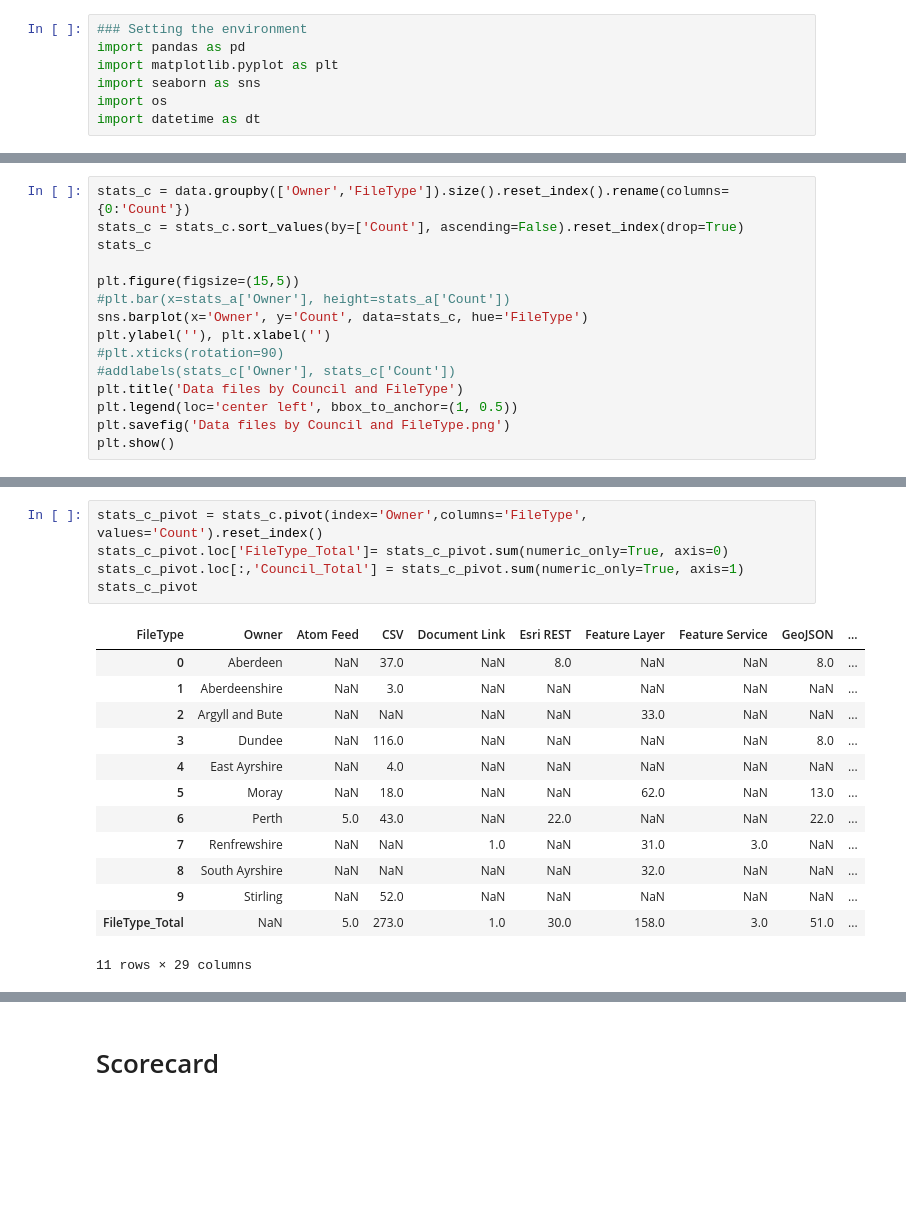
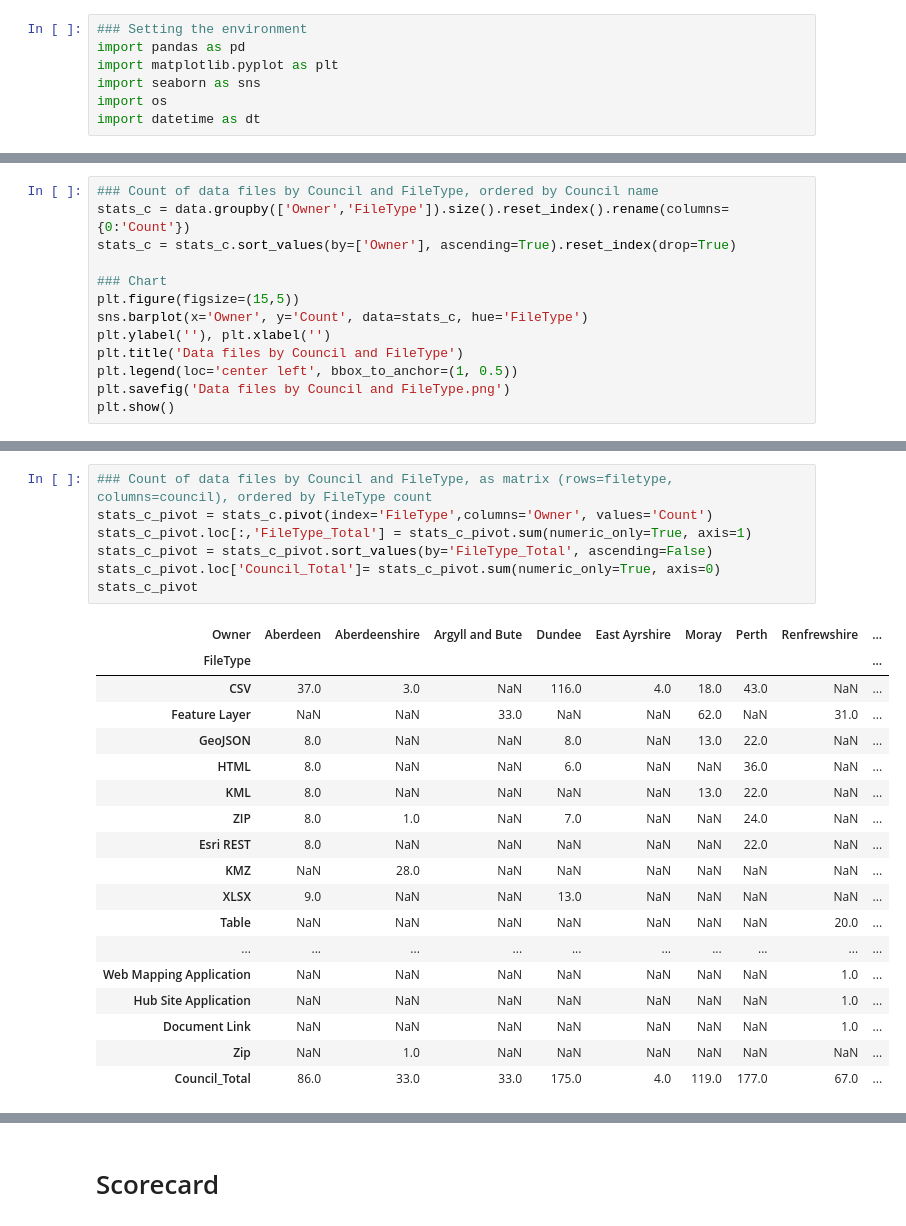
Before and after one commit to OpenDataScotland/the_od_bods, a Jupyter notebook: analytics/analytics.ipynb, the cells around one changed output, grey strips where cells are left out. Cells and saved outputs as stored; diff of their text form; blank space fills up the shorter version.

Commit message:
added comments throughout, changed a bunch of things, added analysis commentary for filetypes, added new filesize analysis

```diff
--- a/analytics/analytics.ipynb
+++ b/analytics/analytics.ipynb
@@ -160,14 +213,12 @@ plt.show()
 # %%
+### Count of data files by Council and FileType, ordered by Council name
 stats_c = data.groupby(['Owner','FileType']).size().reset_index().rename(columns={0:'Count'})
-stats_c = stats_c.sort_values(by=['Count'], ascending=False).reset_index(drop=True)
-stats_c
+stats_c = stats_c.sort_values(by=['Owner'], ascending=True).reset_index(drop=True)
 
+### Chart
 plt.figure(figsize=(15,5))
-#plt.bar(x=stats_a['Owner'], height=stats_a['Count'])
 sns.barplot(x='Owner', y='Count', data=stats_c, hue='FileType')
 plt.ylabel(''), plt.xlabel('')
-#plt.xticks(rotation=90)
-#addlabels(stats_c['Owner'], stats_c['Count'])
 plt.title('Data files by Council and FileType')
 plt.legend(loc='center left', bbox_to_anchor=(1, 0.5))
 plt.savefig('Data files by Council and FileType.png')
@@ -177,19 +228,26 @@ plt.show()
 # %%
-stats_c_pivot = stats_c.pivot(index='Owner',columns='FileType', values='Count').reset_index()
-stats_c_pivot.loc['FileType_Total']= stats_c_pivot.sum(numeric_only=True, axis=0)
-stats_c_pivot.loc[:,'Council_Total'] = stats_c_pivot.sum(numeric_only=True, axis=1)
+### Count of data files by Council and FileType, as matrix (rows=filetype, columns=council), ordered by FileType count
+stats_c_pivot = stats_c.pivot(index='FileType',columns='Owner', values='Count')
+stats_c_pivot.loc[:,'FileType_Total'] = stats_c_pivot.sum(numeric_only=True, axis=1)
+stats_c_pivot = stats_c_pivot.sort_values(by='FileType_Total', ascending=False)
+stats_c_pivot.loc['Council_Total']= stats_c_pivot.sum(numeric_only=True, axis=0)
 stats_c_pivot
 # %% [output]
-| FileType | Owner | Atom Feed | CSV | Document Link | Esri REST | Feature Layer | Feature Service | GeoJSON | ... |
-| 0 | Aberdeen | NaN | 37.0 | NaN | 8.0 | NaN | NaN | 8.0 | ... |
-| 1 | Aberdeenshire | NaN | 3.0 | NaN | NaN | NaN | NaN | NaN | ... |
-| 2 | Argyll and Bute | NaN | NaN | NaN | NaN | 33.0 | NaN | NaN | ... |
-| 3 | Dundee | NaN | 116.0 | NaN | NaN | NaN | NaN | 8.0 | ... |
-| 4 | East Ayrshire | NaN | 4.0 | NaN | NaN | NaN | NaN | NaN | ... |
-| 5 | Moray | NaN | 18.0 | NaN | NaN | 62.0 | NaN | 13.0 | ... |
-| 6 | Perth | 5.0 | 43.0 | NaN | 22.0 | NaN | NaN | 22.0 | ... |
-| 7 | Renfrewshire | NaN | NaN | 1.0 | NaN | 31.0 | 3.0 | NaN | ... |
-| 8 | South Ayrshire | NaN | NaN | NaN | NaN | 32.0 | NaN | NaN | ... |
-| 9 | Stirling | NaN | 52.0 | NaN | NaN | NaN | NaN | NaN | ... |
-| FileType_Total | NaN | 5.0 | 273.0 | 1.0 | 30.0 | 158.0 | 3.0 | 51.0 | ... |
+| Owner | Aberdeen | Aberdeenshire | Argyll and Bute | Dundee | East Ayrshire | Moray | Perth | Renfrewshire | ... |
+| FileType |  |  |  |  |  |  |  |  | ... |
+| CSV | 37.0 | 3.0 | NaN | 116.0 | 4.0 | 18.0 | 43.0 | NaN | ... |
+| Feature Layer | NaN | NaN | 33.0 | NaN | NaN | 62.0 | NaN | 31.0 | ... |
+| GeoJSON | 8.0 | NaN | NaN | 8.0 | NaN | 13.0 | 22.0 | NaN | ... |
+| HTML | 8.0 | NaN | NaN | 6.0 | NaN | NaN | 36.0 | NaN | ... |
+| KML | 8.0 | NaN | NaN | NaN | NaN | 13.0 | 22.0 | NaN | ... |
+| ZIP | 8.0 | 1.0 | NaN | 7.0 | NaN | NaN | 24.0 | NaN | ... |
+| Esri REST | 8.0 | NaN | NaN | NaN | NaN | NaN | 22.0 | NaN | ... |
+| KMZ | NaN | 28.0 | NaN | NaN | NaN | NaN | NaN | NaN | ... |
+| XLSX | 9.0 | NaN | NaN | 13.0 | NaN | NaN | NaN | NaN | ... |
+| Table | NaN | NaN | NaN | NaN | NaN | NaN | NaN | 20.0 | ... |
+| ... | ... | ... | ... | ... | ... | ... | ... | ... | ... |
+| Web Mapping Application | NaN | NaN | NaN | NaN | NaN | NaN | NaN | 1.0 | ... |
+| Hub Site Application | NaN | NaN | NaN | NaN | NaN | NaN | NaN | 1.0 | ... |
+| Document Link | NaN | NaN | NaN | NaN | NaN | NaN | NaN | 1.0 | ... |
+| Zip | NaN | 1.0 | NaN | NaN | NaN | NaN | NaN | NaN | ... |
+| Council_Total | 86.0 | 33.0 | 33.0 | 175.0 | 4.0 | 119.0 | 177.0 | 67.0 | ... |
-11 rows × 29 columns
```
Also changed, not shown: parts of 30 cells of this notebook.
